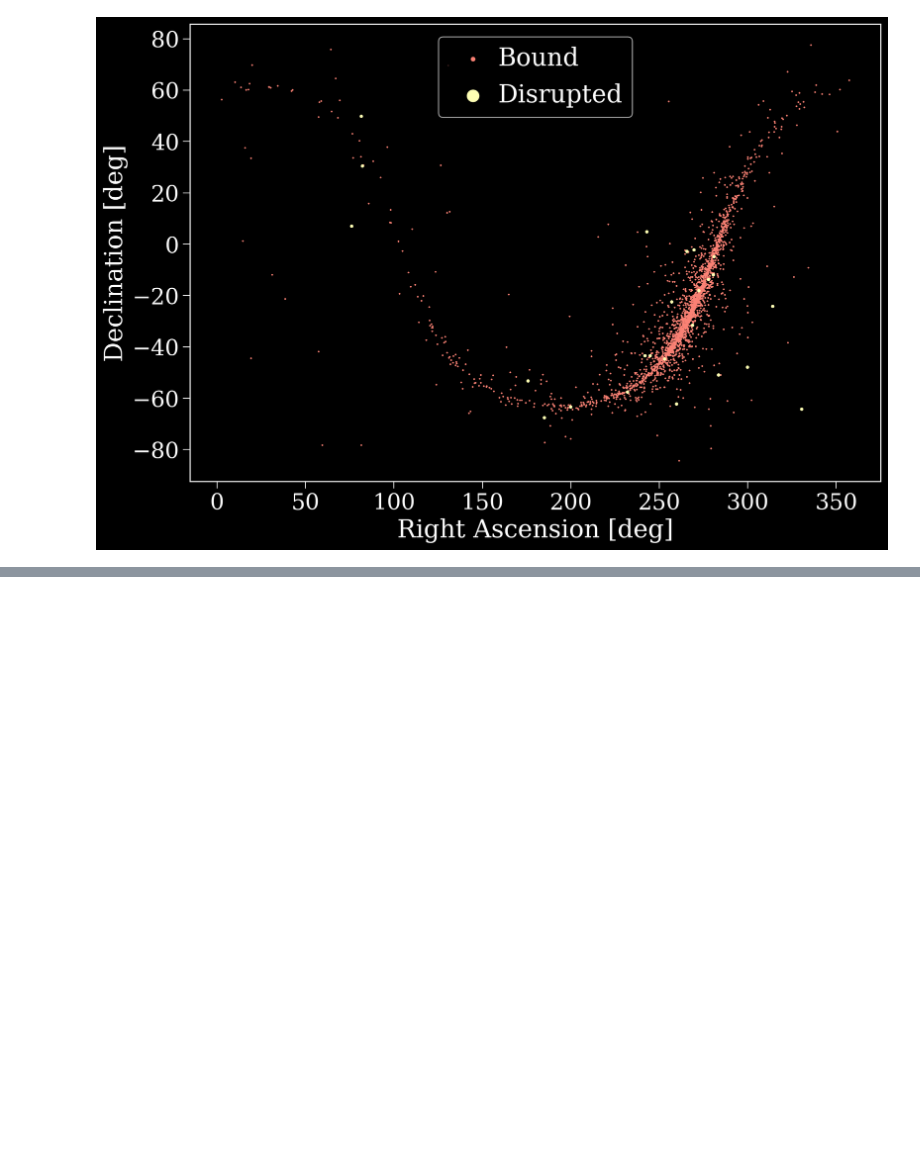
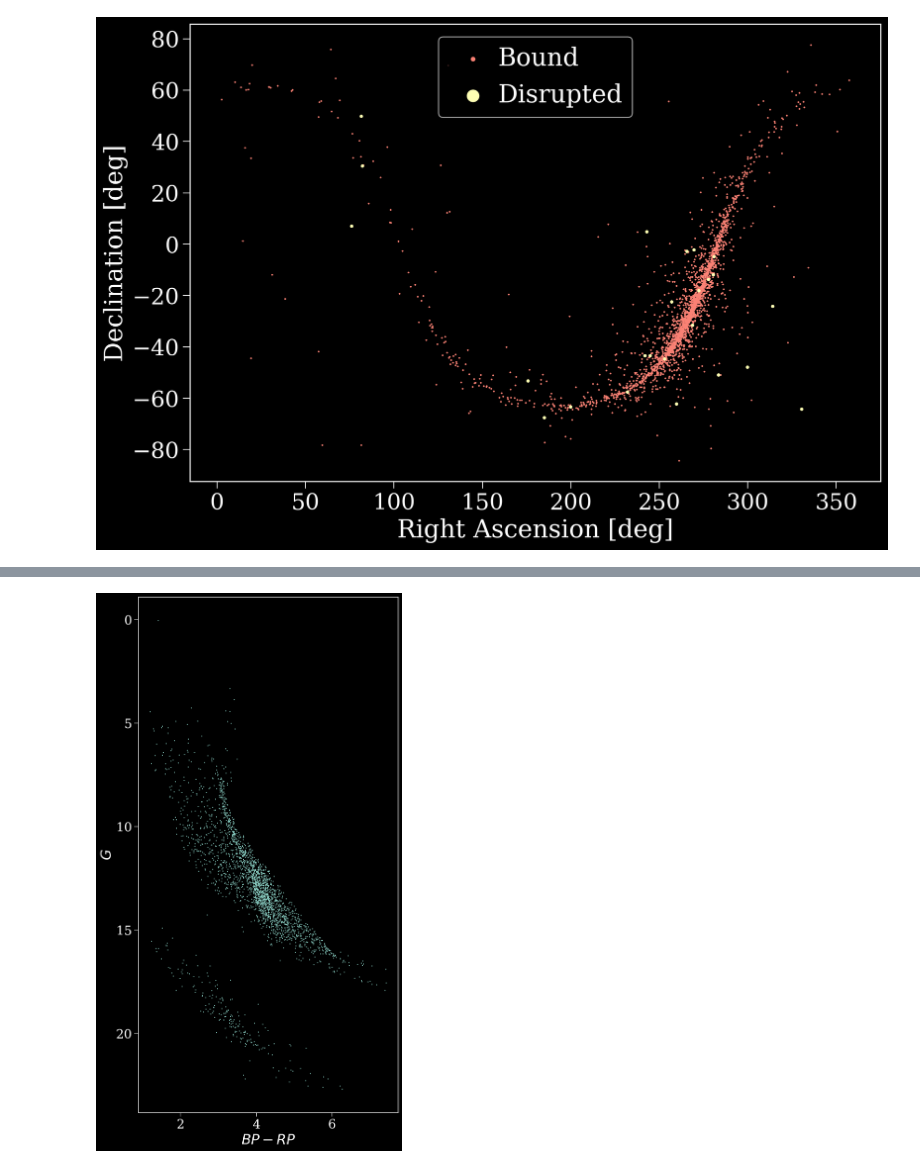
Before and after one commit to TomWagg/cogsworth, a Jupyter notebook: docs/tutorials/getting_started.ipynb, the cells around one changed output, grey strips where cells are left out. Drawn from its saved outputs; the diff is of its cells as text; code cells hidden in the pictures; blank space fills up the shorter version.

```diff
--- a/docs/tutorials/getting_started.ipynb
+++ b/docs/tutorials/getting_started.ipynb
@@ -180,0 +243,10 @@ plt.show()
+# %%
+plt.figure(figsize=(8, 16))
+plt.scatter(p.observables["BP_app_1"] - p.observables["RP_app_1"],
+            p.observables["G_abs_1"], s=0.5)
+plt.ylim(reversed(plt.ylim()))
+plt.xlabel(r"$BP-RP$")
+plt.ylabel(r"$G$")
+plt.show()
+# %% [output]
+[figure, added]
```
Also changed, not shown: parts of 6 cells of this notebook.
